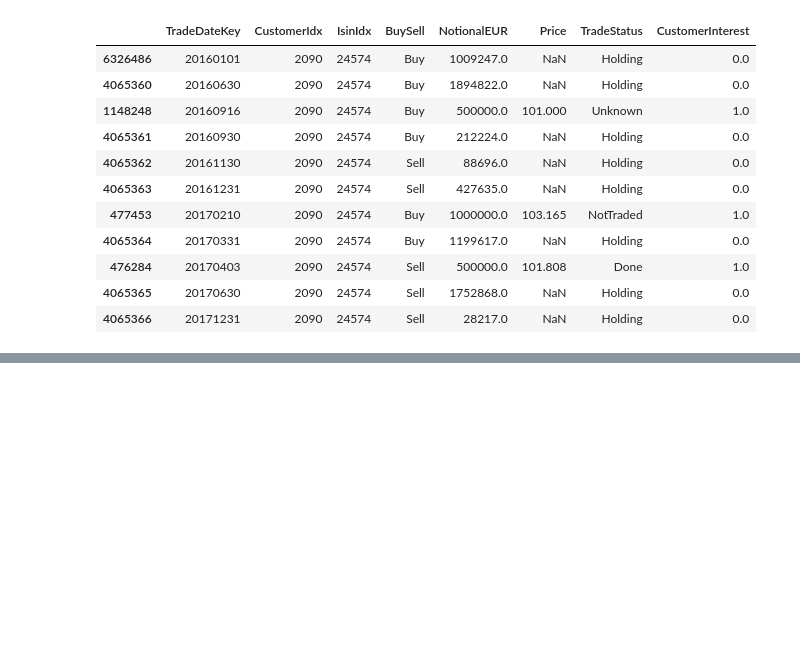
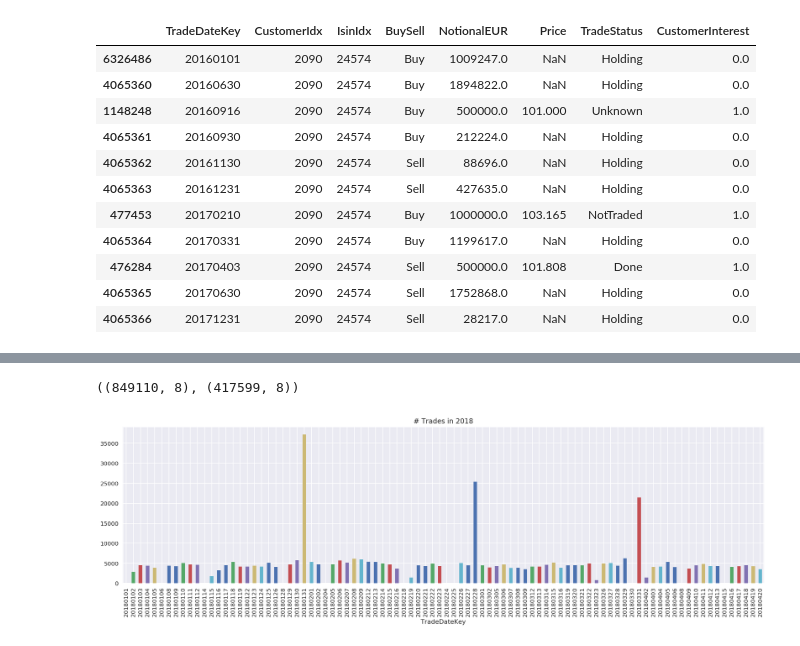
Before and after one commit to Robert-Aduviri/DSG-2018-Qualifiers, a Jupyter notebook: notebooks/robert/RA-01-EDA.ipynb, the cells around one changed output, grey strips where cells are left out. Saved outputs shown, nothing was run; the diff lists cells and outputs as text; code cells hidden in the pictures; blank space fills up the shorter version.

```diff
--- a/notebooks/robert/RA-01-EDA.ipynb
+++ b/notebooks/robert/RA-01-EDA.ipynb
@@ -557,0 +727,9 @@ trade[(trade.CustomerIdx == customer_idx) & (trade.IsinIdx == isin_idx)].sort_va
+# %%
+# There are 849,110 historical data points and 417,599 of them belong to test set (242,379 customer,bond pairs)
+trade[trade.TradeDateKey > 20180000].shape, df[df.TradeDateKey > 20180000].shape
+# %% [output]
+((849110, 8), (417599, 8))
+# %%
+df[df.TradeDateKey > 20180000].groupby('TradeDateKey').size().sort_index().plot.bar(figsize=(20,5), title='# Trades in 2018')
+# %% [output]
+[figure, added]
```
Also changed, not shown: parts of 32 cells of this notebook.
